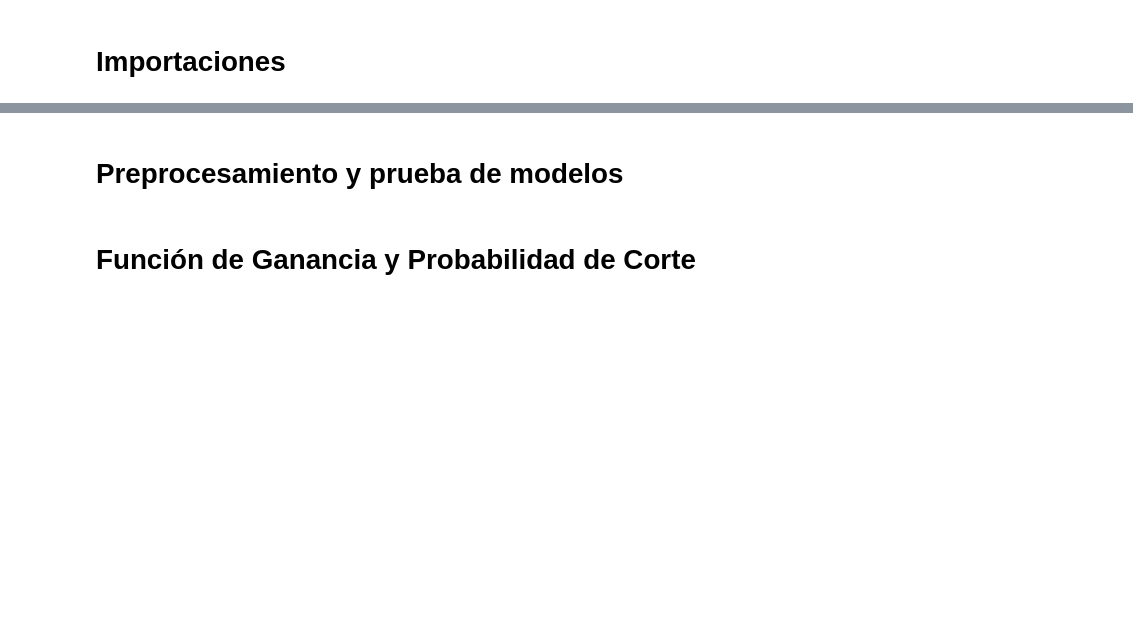
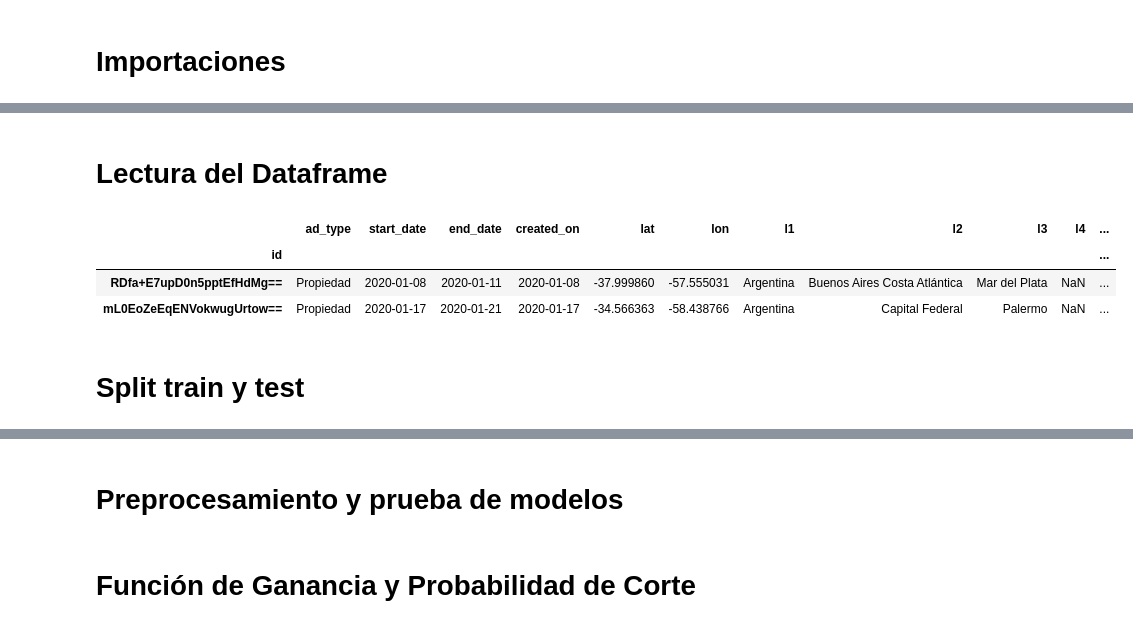
Before and after one commit to InakiMartinez/ciencia_de_datos_2c2025, a Jupyter notebook: Modelos.ipynb, the cells around one changed output, grey strips where cells are left out. Saved outputs shown, nothing was run; the diff lists cells and outputs as text; code cells hidden in the pictures; blank space fills up the shorter version.

```diff
--- a/Modelos.ipynb
+++ b/Modelos.ipynb
@@ -17,0 +318,2 @@ from sklearn.metrics import classification_report
+# %% [markdown]
+# Lectura del Dataframe
@@ -17,0 +322,11 @@ from sklearn.metrics import classification_report
+# %%
+df = pd.read_csv('datasets/dptos_entrenamiento.csv')
+df.set_index('id', inplace=True)
+df.head(2)
+# %% [output]
+|  | ad_type | start_date | end_date | created_on | lat | lon | l1 | l2 | l3 | l4 | ... |
+| id |  |  |  |  |  |  |  |  |  |  | ... |
+| RDfa+E7upD0n5pptEfHdMg== | Propiedad | 2020-01-08 | 2020-01-11 | 2020-01-08 | -37.999860 | -57.555031 | Argentina | Buenos Aires Costa Atlántica | Mar del Plata | NaN | ... |
+| mL0EoZeEqENVokwugUrtow== | Propiedad | 2020-01-17 | 2020-01-21 | 2020-01-17 | -34.566363 | -58.438766 | Argentina | Capital Federal | Palermo | NaN | ... |
+# %% [markdown]
+# Split train y test
```
Also changed, not shown: parts of 52 cells of this notebook.
